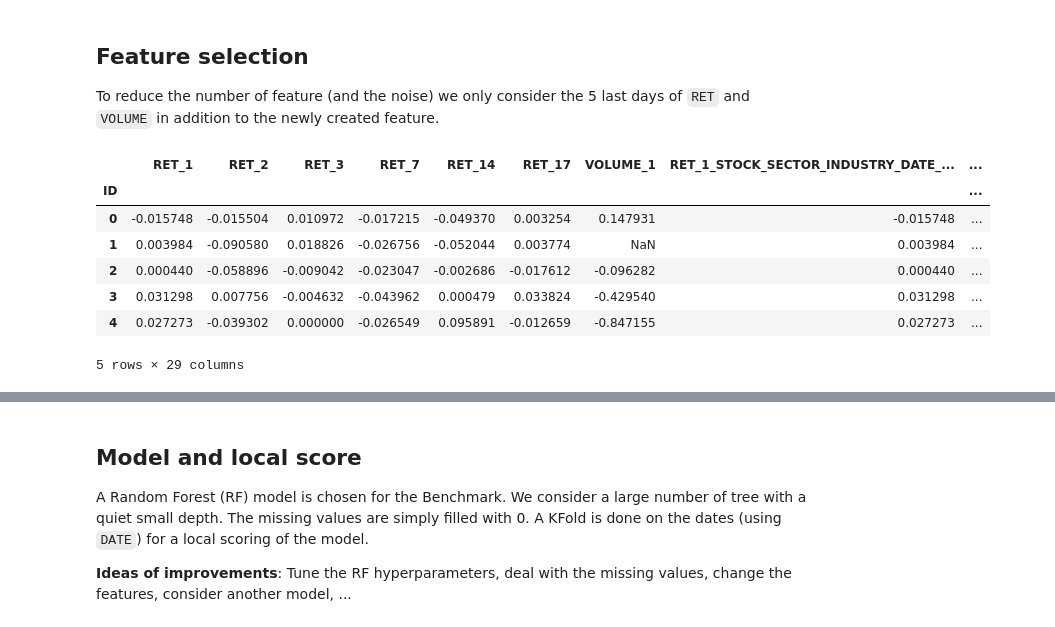
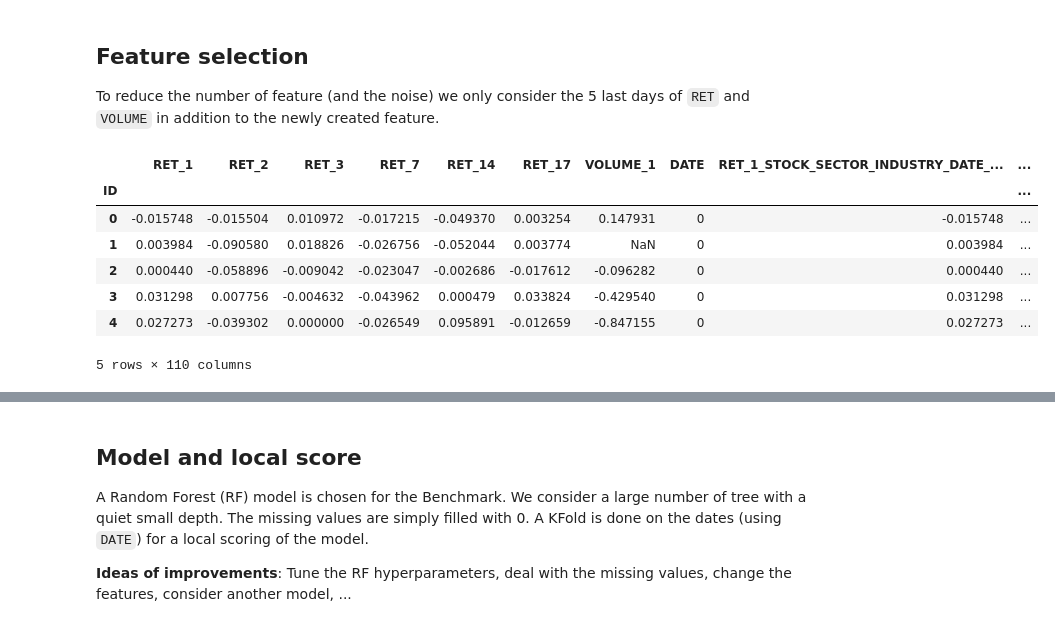
Before and after one commit to Jujie-YANG/durhack_2022_2, a Jupyter notebook: lightgmb.ipynb, the cells around one changed output, grey strips where cells are left out. Drawn from its saved outputs; the diff is of its cells as text; code cells hidden in the pictures.

```diff
--- a/lightgmb.ipynb
+++ b/lightgmb.ipynb
@@ -81,26 +113,32 @@ for shift in shifts:
 
 To reduce the number of feature (and the noise) we only consider the 5 last days of `RET` and `VOLUME` in addition to the newly created feature.
 # %%
+# target = 'RET'
+
+# n_shifts = [1,2,3,7,14,17]
+# features = ['RET_%d' % i for i in n_shifts]
+# features += ['VOLUME_1']
+
+# # n_shifts = 5  # If you don't want all the shifts to reduce noise
+# # features = ['RET_%d' % (i + 1) for i in range(n_shifts)]
+# # features += ['VOLUME_%d' % (i + 1) for i in range(n_shifts)]
+
+# features += new_features  # The conditional features
+# train[features].head()
 target = 'RET'
 
 n_shifts = [1,2,3,7,14,17]
 features = ['RET_%d' % i for i in n_shifts]
-features += ['VOLUME_1']
-
-# n_shifts = 5  # If you don't want all the shifts to reduce noise
-# features = ['RET_%d' % (i + 1) for i in range(n_shifts)]
-# features += ['VOLUME_%d' % (i + 1) for i in range(n_shifts)]
-
-
+features += ['VOLUME_1','DATE']
 
 features += new_features  # The conditional features
 train[features].head()
 # %% [output]
-|  | RET_1 | RET_2 | RET_3 | RET_7 | RET_14 | RET_17 | VOLUME_1 | RET_1_STOCK_SECTOR_INDUSTRY_DATE_... | ... |
-| ID |  |  |  |  |  |  |  |  | ... |
-| 0 | -0.015748 | -0.015504 | 0.010972 | -0.017215 | -0.049370 | 0.003254 | 0.147931 | -0.015748 | ... |
-| 1 | 0.003984 | -0.090580 | 0.018826 | -0.026756 | -0.052044 | 0.003774 | NaN | 0.003984 | ... |
-| 2 | 0.000440 | -0.058896 | -0.009042 | -0.023047 | -0.002686 | -0.017612 | -0.096282 | 0.000440 | ... |
-| 3 | 0.031298 | 0.007756 | -0.004632 | -0.043962 | 0.000479 | 0.033824 | -0.429540 | 0.031298 | ... |
-| 4 | 0.027273 | -0.039302 | 0.000000 | -0.026549 | 0.095891 | -0.012659 | -0.847155 | 0.027273 | ... |
+|  | RET_1 | RET_2 | RET_3 | RET_7 | RET_14 | RET_17 | VOLUME_1 | DATE | RET_1_STOCK_SECTOR_INDUSTRY_DATE_... | ... |
+| ID |  |  |  |  |  |  |  |  |  | ... |
+| 0 | -0.015748 | -0.015504 | 0.010972 | -0.017215 | -0.049370 | 0.003254 | 0.147931 | 0 | -0.015748 | ... |
+| 1 | 0.003984 | -0.090580 | 0.018826 | -0.026756 | -0.052044 | 0.003774 | NaN | 0 | 0.003984 | ... |
+| 2 | 0.000440 | -0.058896 | -0.009042 | -0.023047 | -0.002686 | -0.017612 | -0.096282 | 0 | 0.000440 | ... |
+| 3 | 0.031298 | 0.007756 | -0.004632 | -0.043962 | 0.000479 | 0.033824 | -0.429540 | 0 | 0.031298 | ... |
+| 4 | 0.027273 | -0.039302 | 0.000000 | -0.026549 | 0.095891 | -0.012659 | -0.847155 | 0 | 0.027273 | ... |
-5 rows × 29 columns
+5 rows × 110 columns
```
Also changed, not shown: parts of 7 cells of this notebook, 7 other files.
